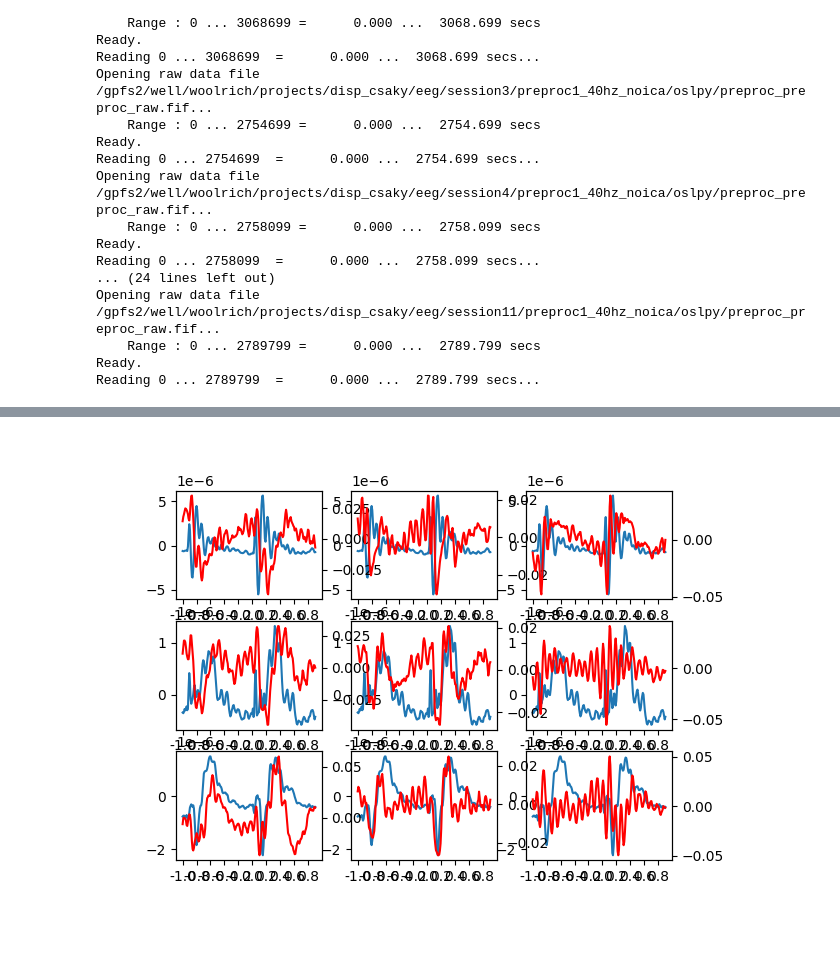
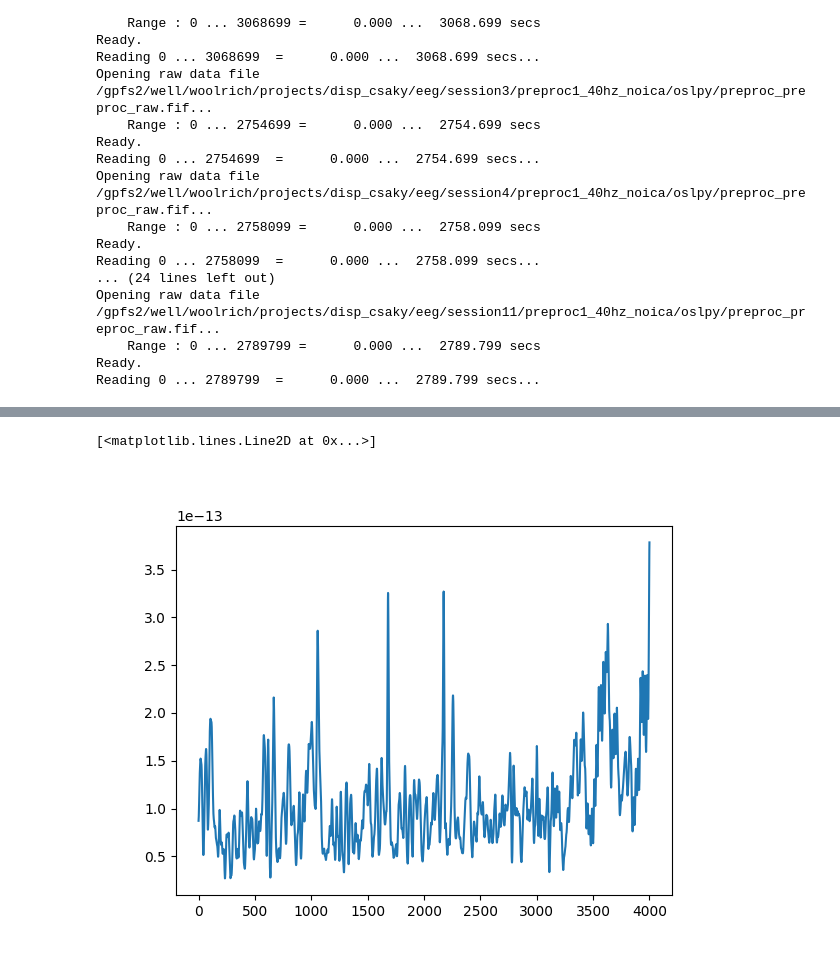
Before and after one commit to ricsinaruto/MEG-transfer-decoding, a Jupyter notebook: notebooks/eeg_visu.ipynb, the cells around one changed output, grey strips where cells are left out. Saved outputs shown, nothing was run; the diff lists cells and outputs as text; code cells hidden in the pictures.

```diff
--- a/notebooks/eeg_visu.ipynb
+++ b/notebooks/eeg_visu.ipynb
@@ -430,3 +404,10 @@ for i in range(len(all_epochs)):
+# %%
+# plot variance over first axis, averaged over second axis of word_evkd
+%matplotlib widget
+plt.plot(np.var(word_evkd, axis=0).mean(axis=0))
+# %% [output]
+[<matplotlib.lines.Line2D at 0x...>]
+[figure, added]
 # %%
 all_evkd = all_epochs.average()
 
@@ -455,15 +485,13 @@ fig, axs = plt.subplots(3, 3)
 for i, ch in enumerate(chs):
     for w in range(3):
 
-        axs[i][w].plot(all_evkd[ch][::10], label='evoked')
+        axs[i][w].plot(all_evkd_dat[ch][::10], label='evoked')
 
         ax2 = axs[i][w].twinx()
         ax2.plot(patterns[ch, :, w], label='pattern', color='r')
 
         plt.xticks(np.arange(0, 201, 21), np.arange(-10, 10, 2)/10)
 e=0
-# %% [output]
-[figure, removed]
 # %%
 # plot evoked response (with variance shown) for each element of the epochs list
 # create a 2 x 5 subplot and iterate over evokeds to plot into appropriate axes
```
Also changed, not shown: parts of 40 cells of this notebook, 16 other files.
